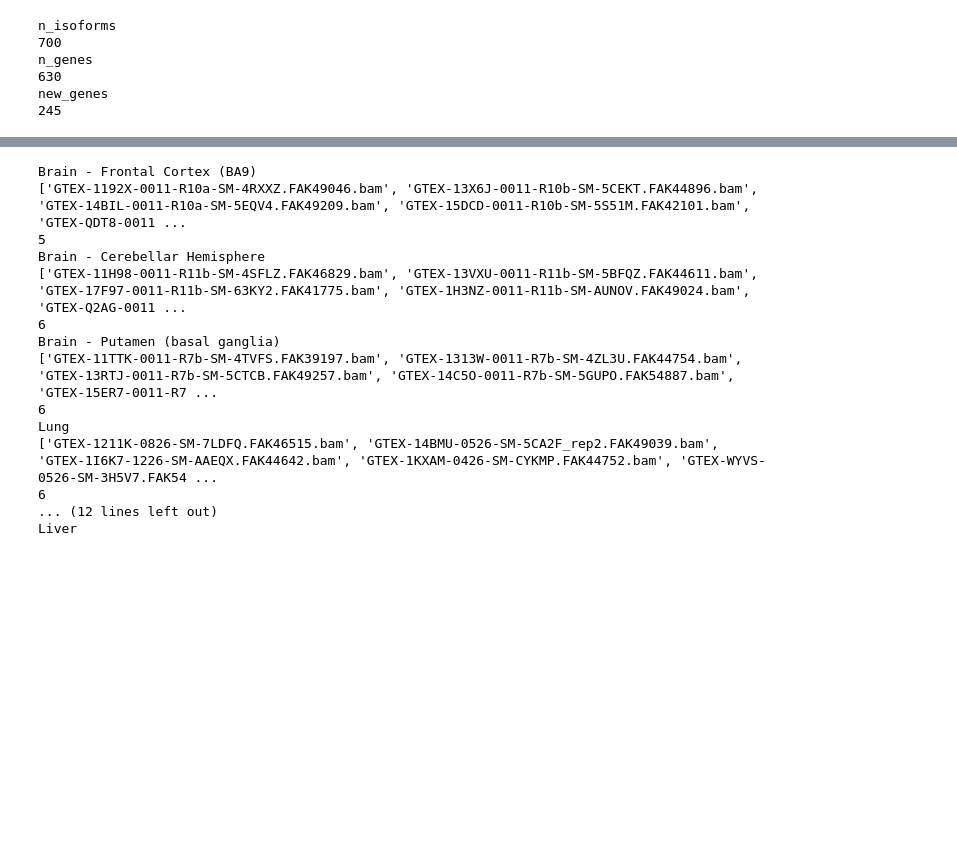
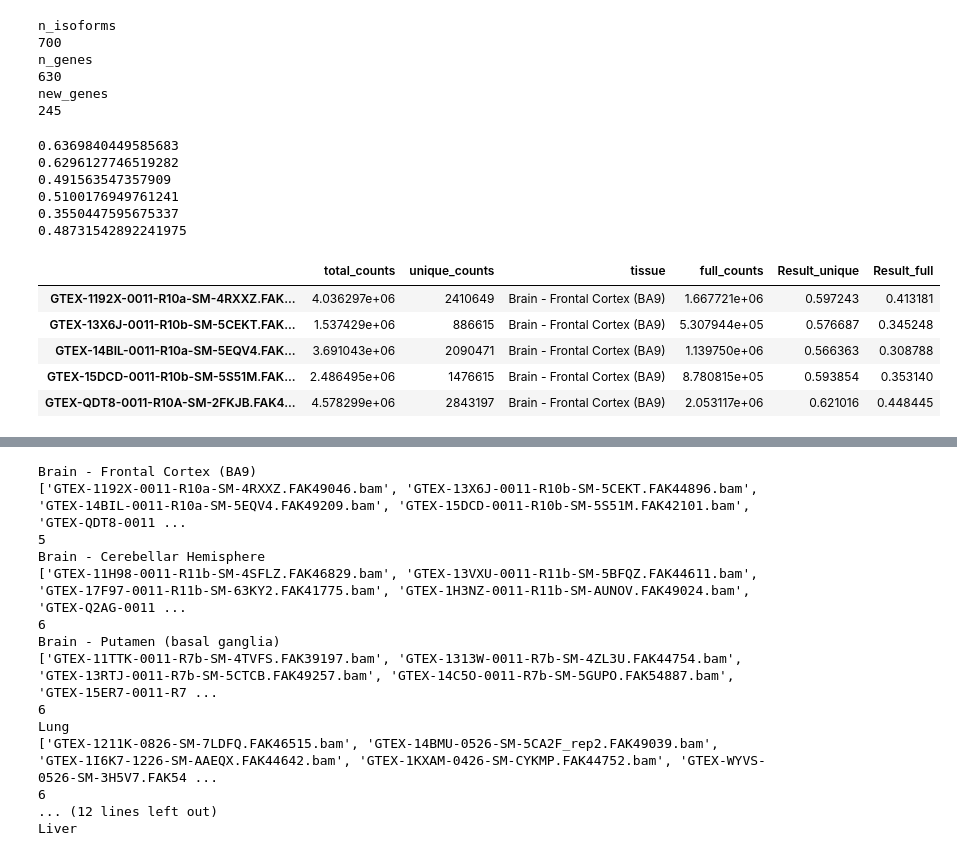
Before and after one commit to UK-SBCoA-EbbertLab/landscape_of_RNA_isoform_expression, a Jupyter notebook: scripts/01_create_tables/02_make_tables_GTEx_all_isoforms.ipynb, the cells around one changed output, grey strips where cells are left out. Cells and saved outputs as stored; diff of their text form; code cells hidden in the pictures; blank space fills up the shorter version.

```diff
--- a/scripts/01_create_tables/02_make_tables_GTEx_all_isoforms.ipynb
+++ b/scripts/01_create_tables/02_make_tables_GTEx_all_isoforms.ipynb
@@ -368,6 +368,8 @@ filter_out_samples = [
 df = pd.read_csv("../../data/raw/GRCh38_quant_mapq10_gtf_109_and_high-confidence_GTEx_DATA/bambu_quant/counts_transcript.txt", sep="\t")
 # load unique counts matrix
 df_unique = pd.read_csv("../../data/raw/GRCh38_quant_mapq10_gtf_109_and_high-confidence_GTEx_DATA/bambu_quant/uniqueCounts_transcript.txt", sep="\t")
+# load full-length counts matrix
+df_full = pd.read_csv("../../data/raw/GRCh38_quant_mapq10_gtf_109_and_high-confidence_GTEx_DATA/bambu_quant/fullLengthCounts_transcript.txt", sep="\t")
 # load gtex metadata
 gtex_metadata = pd.read_csv("/pscratch/mteb223_uksr/new_RNA_isoform_expression_across_tissues/data/GTEx_v9_ONT_metadata.txt", sep = "\t")
 
@@ -378,6 +380,8 @@ df.rename(columns=new_col_names, inplace=True)
 df = df[df.columns.difference(filter_out_samples)]
 df_unique.rename(columns=new_col_names, inplace=True)
 df_unique = df_unique[df_unique.columns.difference(filter_out_samples)]
+df_full.rename(columns=new_col_names, inplace=True)
+df_full = df_full[df_full.columns.difference(filter_out_samples)]
 
 # get the number of bambu isoforms and genes
 bambu = df.copy().loc[df['TXNAME'].str.startswith('Bambu')]
@@ -397,6 +401,7 @@ for tissue in gtex_metadata["tissue_site_detail"].copy().unique():
 
 tx_rel_ab = pd.DataFrame(columns = ['transcript_id', 'gene_id', 'gene_name'])
 df_by_tissue = {}
+perc_unique_of_total = pd.DataFrame(columns = ['total_counts', 'unique_counts'])
 
 # for each tissue
 for key in df_cols_dict:
@@ -406,6 +411,11 @@ for key in df_cols_dict:
 
     ## Fix columns names
     tmp = fix_column_names(tmp, is_gene=False)
+
+    # collect total counts for each sample
+    tmp_u_to_t = tmp.copy()
+    tmp_u_to_t = tmp_u_to_t.drop(columns=['gene_id', 'transcript_id']).sum().to_frame(name='total_counts')
+    tmp_u_to_t['tissue'] = key
 
     ## Add total counts column
     tmp["total_counts"] = tmp[tmp.filter(regex='bam_count').columns].copy().sum(axis=1)
@@ -419,6 +429,22 @@ for key in df_cols_dict:
 
     ## Fix columns names for unique counts
     tmp_u = fix_column_names(tmp_u, is_gene=False)
+
+    # collect unique counts for each sample and combine dataframe with total counts
+    tmp_u_to_t2 = tmp_u.copy()
+    tmp_u_to_t2 = tmp_u_to_t2.drop(columns=['gene_id', 'transcript_id']).sum().to_frame(name='unique_counts')
+    tmp_concat = pd.concat([tmp_u_to_t2, tmp_u_to_t], axis=1, join='inner')
+
+    # collect full-length counts and combine
+    tmp_full = df_full[columns].copy()
+    tmp_full = fix_column_names(tmp_full, is_gene=False)
+    tmp_u_to_t3 = tmp_full.copy()
+    tmp_u_to_t3 = tmp_u_to_t3.drop(columns=['gene_id', 'transcript_id']).sum().to_frame(name='full_counts')
+    tmp_concat = pd.concat([tmp_concat, tmp_u_to_t3], axis=1, join='inner')
+
+    # save to dataframe
+    perc_unique_of_total = pd.concat([perc_unique_of_total, tmp_concat])
+
     ## Add median unique counts column
     tmp_u["median_unique_counts"] = tmp_u[tmp_u.filter(regex='bam_count').columns].copy().median(axis=1)
     # for the unique dataframe, keep only these columns for merging
@@ -449,6 +475,34 @@ n_genes
 630
 new_genes
 245
+# %%
+# calculate the percent of reads that are uniquely aligned per sample
+# calculate the percent of reads from full length counts
+perc_unique_of_total['Result_unique'] = perc_unique_of_total['unique_counts']/perc_unique_of_total['total_counts']
+perc_unique_of_total['Result_full'] = perc_unique_of_total['full_counts']/perc_unique_of_total['total_counts']
+# USED IN MANUSCRIPT > METHODOLOGICAL OVERVIEW
+print(perc_unique_of_total['Result_unique'].mean())
+print(perc_unique_of_total['Result_unique'].median())
+print(perc_unique_of_total['Result_full'].mean())
+print(perc_unique_of_total['Result_full'].median())
+
+# amount of reads that would have been excluded if we only used unique or full counts
+print(1 - (perc_unique_of_total['unique_counts'].sum() / perc_unique_of_total['total_counts'].sum()))
+print(1 - (perc_unique_of_total['full_counts'].sum() / perc_unique_of_total['total_counts'].sum()))
+perc_unique_of_total.head()
+# %% [output]
+0.6369840449585683
+0.6296127746519282
+0.491563547357909
+0.5100176949761241
+0.3550447595675337
+0.48731542892241975
+|  | total_counts | unique_counts | tissue | full_counts | Result_unique | Result_full |
+| GTEX-1192X-0011-R10a-SM-4RXXZ.FAK... | 4.036297e+06 | 2410649 | Brain - Frontal Cortex (BA9) | 1.667721e+06 | 0.597243 | 0.413181 |
+| GTEX-13X6J-0011-R10b-SM-5CEKT.FAK... | 1.537429e+06 | 886615 | Brain - Frontal Cortex (BA9) | 5.307944e+05 | 0.576687 | 0.345248 |
+| GTEX-14BIL-0011-R10a-SM-5EQV4.FAK... | 3.691043e+06 | 2090471 | Brain - Frontal Cortex (BA9) | 1.139750e+06 | 0.566363 | 0.308788 |
+| GTEX-15DCD-0011-R10b-SM-5S51M.FAK... | 2.486495e+06 | 1476615 | Brain - Frontal Cortex (BA9) | 8.780815e+05 | 0.593854 | 0.353140 |
+| GTEX-QDT8-0011-R10A-SM-2FKJB.FAK4... | 4.578299e+06 | 2843197 | Brain - Frontal Cortex (BA9) | 2.053117e+06 | 0.621016 | 0.448445 |
 # %%
 df_by_tissue['Lung'].head()
 # %% [output]
```
Also changed, not shown: 6 other files.
